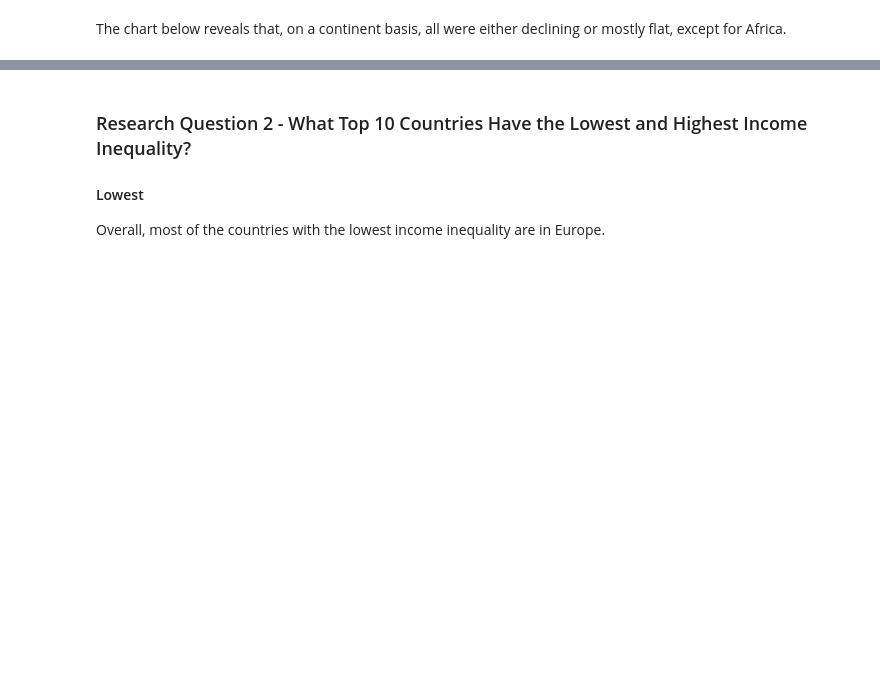
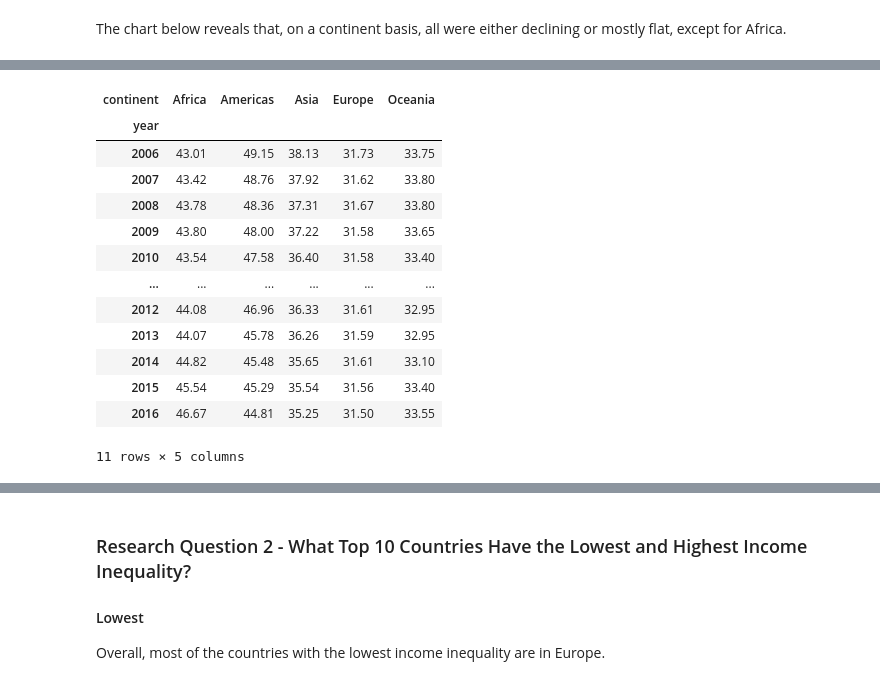
Before and after one commit to Y0shicon/EGD-Assignment, a Jupyter notebook: Income Inequality using Gapminder/Notebooks/Final_main.ipynb, the cells around one changed output, grey strips where cells are left out. Drawn from its saved outputs; the diff is of its cells as text; code cells hidden in the pictures; blank space fills up the shorter version.

```diff
--- a/Income Inequality using Gapminder/Notebooks/Final_main.ipynb
+++ b/Income Inequality using Gapminder/Notebooks/Final_main.ipynb
@@ -538,3 +542,20 @@ gini_cont_average.unstack(level=1).plot(kind='line', subplots=False, \
+# %%
+gini_cont_average.unstack(level=1)
+# %% [output]
+| continent | Africa | Americas | Asia | Europe | Oceania |
+| year |  |  |  |  |  |
+| 2006 | 43.01 | 49.15 | 38.13 | 31.73 | 33.75 |
+| 2007 | 43.42 | 48.76 | 37.92 | 31.62 | 33.80 |
+| 2008 | 43.78 | 48.36 | 37.31 | 31.67 | 33.80 |
+| 2009 | 43.80 | 48.00 | 37.22 | 31.58 | 33.65 |
+| 2010 | 43.54 | 47.58 | 36.40 | 31.58 | 33.40 |
+| ... | ... | ... | ... | ... | ... |
+| 2012 | 44.08 | 46.96 | 36.33 | 31.61 | 32.95 |
+| 2013 | 44.07 | 45.78 | 36.26 | 31.59 | 32.95 |
+| 2014 | 44.82 | 45.48 | 35.65 | 31.61 | 33.10 |
+| 2015 | 45.54 | 45.29 | 35.54 | 31.56 | 33.40 |
+| 2016 | 46.67 | 44.81 | 35.25 | 31.50 | 33.55 |
+11 rows × 5 columns
 # %%
 columns = ['year', 'continent', 'country', 'gini_index']
 gini = combined_final[columns]
```
Also changed, not shown: parts of 26 cells of this notebook, 6 other files.
